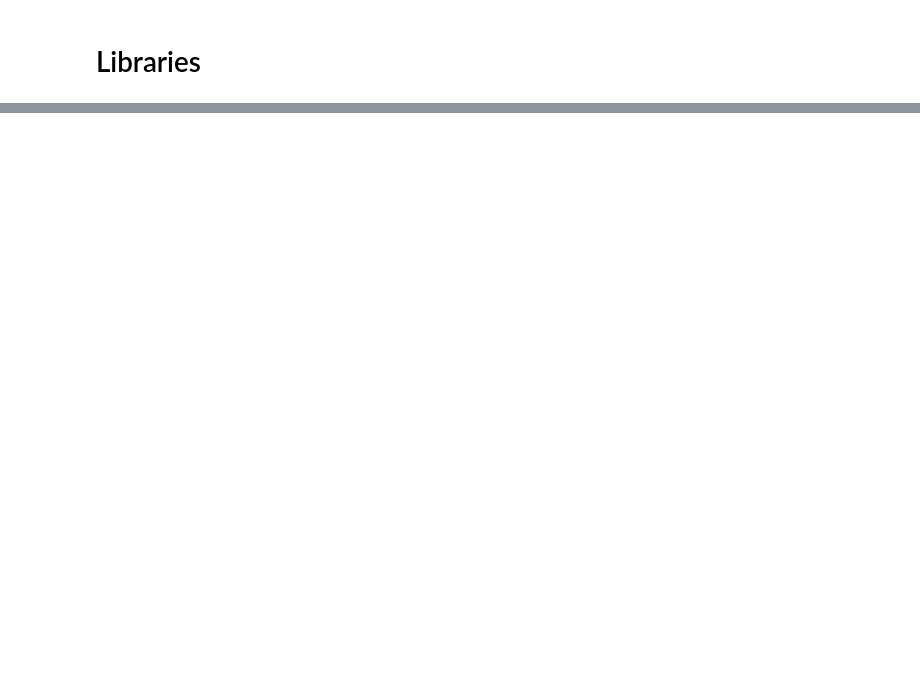
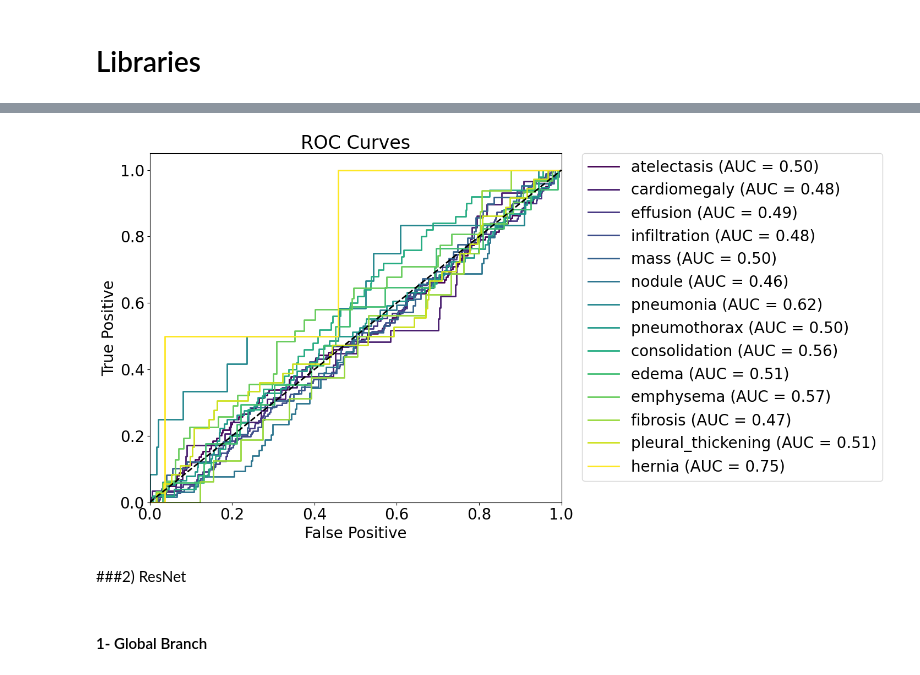
Before and after one commit to shabnamsattar/Human-Data-Analysis, a Jupyter notebook: chestMNIST/chestMNIST.ipynb, the cells around one changed output, grey strips where cells are left out. Saved outputs shown, nothing was run; the diff lists cells and outputs as text; code cells hidden in the pictures; blank space fills up the shorter version.

```diff
--- a/chestMNIST/chestMNIST.ipynb
+++ b/chestMNIST/chestMNIST.ipynb
@@ -719,0 +1360,10 @@ Micro F1-score: 0.1149
+# %%
+# ------------------------------------------------------------------
+#  freeze / unfreeze helpers
+# ------------------------------------------------------------------
+def set_trainable(model, flag: bool = False):
+    """
+    Recursively (un)freeze all layers of a model.
+    """
+    for layer in model.layers:
+        layer.trainable = flag
@@ -719,0 +1478,19 @@ Micro F1-score: 0.1149
+# %%
+# 1) build the fusion branch
+fusion_model = build_fusion_model(CNN_global_64,
+                                  CNN_local_64,
+                                  num_classes=14,
+                                  hidden_units=256,
+                                  dropout_rate=0.3,
+                                  fine_tune_backbones=False)
+# %%
+# 2) train
+fusion_model, fusion_hist = run_fusion_experiment(
+        loss='binary_crossentropy',
+        batch_size=64,
+        num_epochs=30,
+        fusion_model=fusion_model,
+        train_generator=fusion_train_gen,
+        val_generator  =fusion_val_gen,
+        model_base     ="/content/drive/MyDrive/chestMNIST/CNN_fusion_64",
+        initial_lr     =1e-3)
@@ -719,0 +1515,7 @@ Micro F1-score: 0.1149
+# %%
+
+fusion_test_gen = data_generator_3(test_images_64,
+                                   test_img_bbox_64_cnn,
+                                   test_labels_64,
+                                   batch_size=64,
+                                   datagen=None)
@@ -719,0 +1548,3 @@ Micro F1-score: 0.1149
+# %%
+plot_multilabel_roc(model=fusion_model, test_set = fusion_test_gen, batch_size=64, y_true=test_labels_64, class_labels = CLASS_LABELS)
+# %% [output]
@@ -719,0 +1552,5 @@ Micro F1-score: 0.1149
+[figure, added]
+# %% [markdown]
+###2) ResNet
+# %% [markdown]
+#### 1- Global Branch
```
Also changed, not shown: parts of 435 cells of this notebook.
